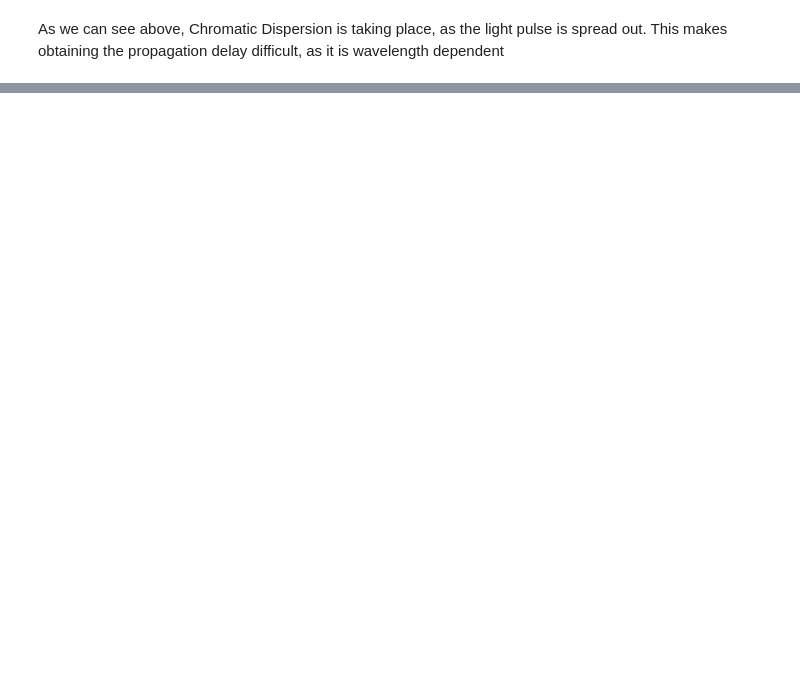
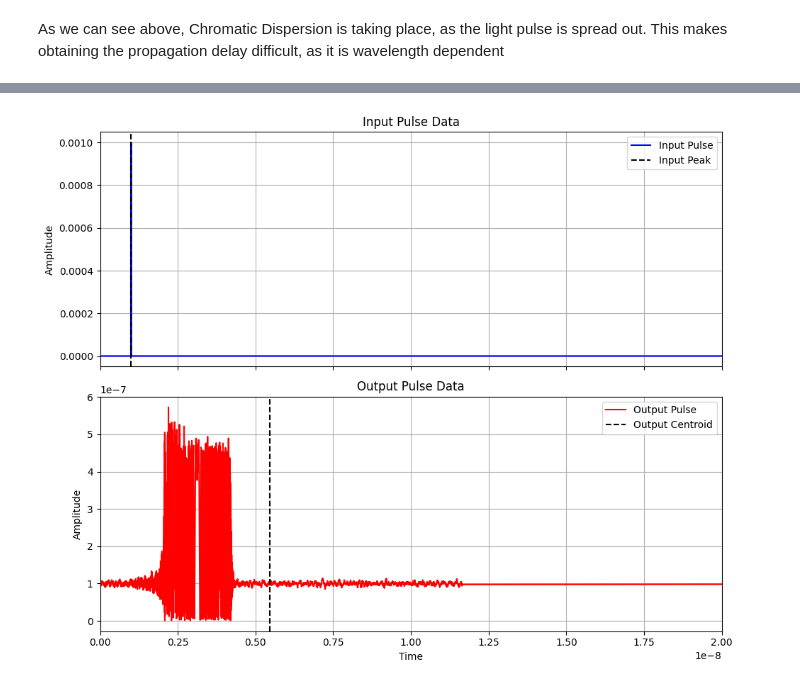
Before and after one commit to charliegil/Capstone, a Jupyter notebook: Tom/OpticalFiber.ipynb, the cells around one changed output, grey strips where cells are left out. Saved outputs shown, nothing was run; the diff lists cells and outputs as text; code cells hidden in the pictures; blank space fills up the shorter version.

```diff
--- a/Tom/OpticalFiber.ipynb
+++ b/Tom/OpticalFiber.ipynb
@@ -91,0 +187,80 @@ As we can see above, Chromatic Dispersion is taking place, as the light pulse is
+# %%
+import pandas as pd
+import matplotlib.pyplot as plt
+import numpy as np
+
+# Set the plotting style to default with white backgrounds.
+plt.style.use('default')
+plt.rcParams['axes.facecolor']   = 'white'
+plt.rcParams['figure.facecolor'] = 'white'
+plt.rcParams['savefig.facecolor'] = 'white'
+
+# Read the data files and convert the columns to float.
+input_pulse_data = pd.read_csv("../single_pulse_data_input.txt",
+                                 delim_whitespace=True,
+                                 header=None,
+                                 names=["Time", "Amplitude"]).astype(float).to_numpy()
+
+output_pulse_data = pd.read_csv("../single_pulse_data_output.txt",
+                                  delim_whitespace=True,
+                                  header=None,
+                                  names=["Time", "Amplitude"]).astype(float).to_numpy()
+
+# Define the desired x-axis limits (in seconds).
+x_min = 0
+x_max = 2e-8
+
+# Create subplots that share the same x-axis.
+fig, axs = plt.subplots(2, 1, figsize=(10, 8), sharex=True)
+
+# Plot the input pulse data.
+axs[0].plot(input_pulse_data[:, 0], input_pulse_data[:, 1],
+            label="Input Pulse", color='b')
+axs[0].set_title('Input Pulse Data', color='black')
+axs[0].set_ylabel('Amplitude', color='black')
+axs[0].grid(True)
+axs[0].tick_params(axis='both', colors='black')
+axs[0].set_xlim(x_min, x_max)
+
+# Plot the output pulse data.
+axs[1].plot(output_pulse_data[:, 0], output_pulse_data[:, 1],
+            label="Output Pulse", color='r')
+axs[1].set_title('Output Pulse Data', color='black')
+axs[1].set_xlabel('Time', color='black')
+axs[1].set_ylabel('Amplitude', color='black')
+axs[1].grid(True)
+axs[1].tick_params(axis='both', colors='black')
+axs[1].set_xlim(x_min, x_max)
+
+# --- Compute the input time using argmax ---
+input_peak_index = np.argmax(input_pulse_data[:, 1])
+input_peak_time = input_pulse_data[input_peak_index, 0]
+
+# --- Compute the centroid (weighted mean) time of the output pulse ---
+output_centroid_time = np.sum(output_pulse_data[:, 0] * output_pulse_data[:, 1]) / np.sum(output_pulse_data[:, 1])
+
+# Convert times to units of 1e-8 seconds for printing.
+input_time_units = input_peak_time / 1e-8
+centroid_time_units = output_centroid_time / 1e-8
+
+print(f"Input (argmax) Time: {input_time_units:.3f} x 1e-8 s")
+print(f"Output Centroid Time: {centroid_time_units:.3f} x 1e-8 s")
+
+# Compute the time shift (output minus input) and convert to nanoseconds.
+time_shift = output_centroid_time - input_peak_time
+time_shift_ns = time_shift * 1e9
+print(f"Estimated time shift (output - input) using centroid: {time_shift_ns:.3f} ns")
+
+# --- Add vertical markers to the plots ---
+# For the input plot, mark the argmax (input peak) time.
+axs[0].axvline(x=input_peak_time, color='k', linestyle='--', label="Input Peak")
+# For the output plot, mark the centroid (weighted mean) time.
+axs[1].axvline(x=output_centroid_time, color='k', linestyle='--', label="Output Centroid")
+
+# Update legends to include the vertical markers.
+axs[0].legend()
+axs[1].legend()
+
+plt.tight_layout()  # Adjust layout to prevent clipping.
+plt.show()
+# %% [output]
@@ -91,0 +270 @@ As we can see above, Chromatic Dispersion is taking place, as the light pulse is
+[figure, added]
```
Also changed, not shown: parts of 11 cells of this notebook, 2 other files.
